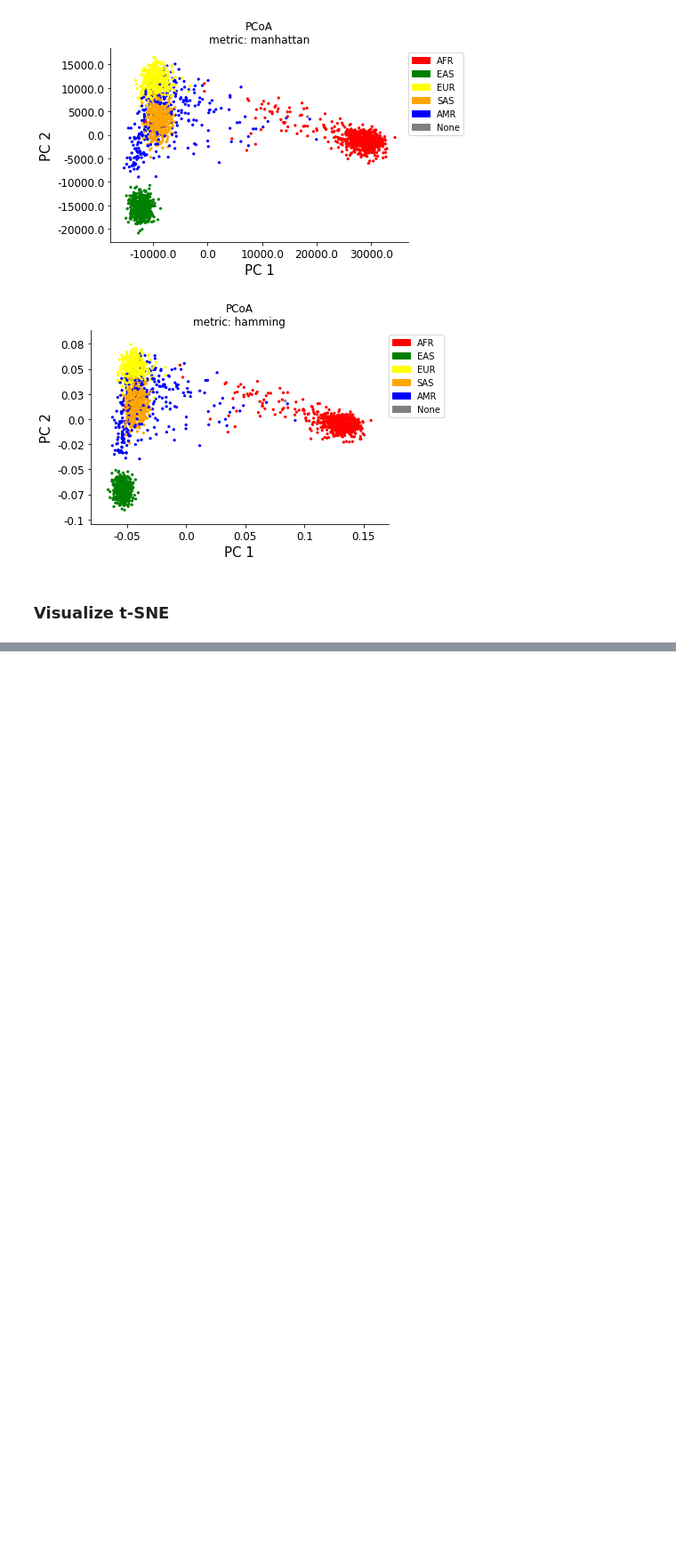
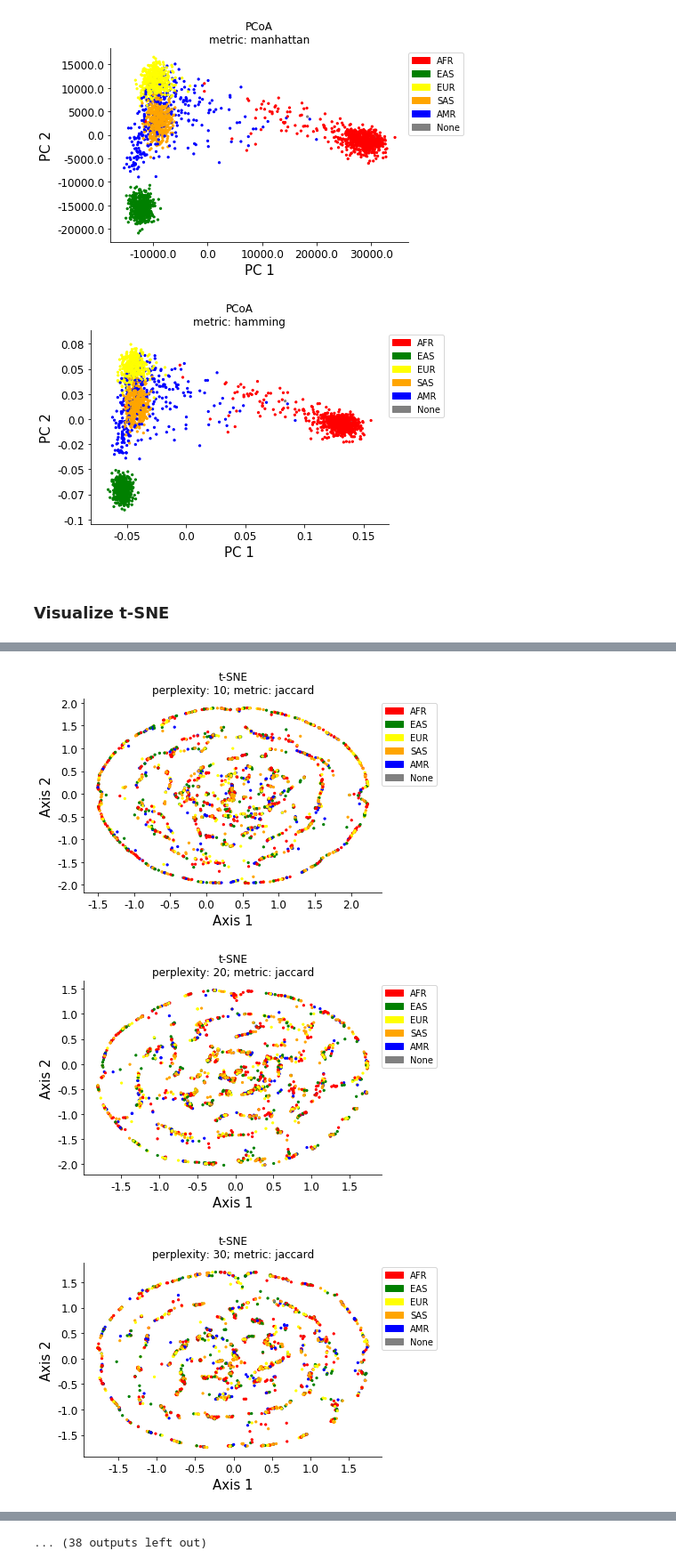
Before and after one commit to anusn/plink-182, a Jupyter notebook: notebooks/02-Run-Dimensionality-Reduction.ipynb, the cells around one changed output, grey strips where cells are left out. Shown at 89% size. Drawn from its saved outputs; the diff is of its cells as text; code cells hidden in the pictures; blank space fills up the shorter version.

Commit message:
Readd some deleted coloring code; alter tSNE order

```diff
--- a/notebooks/02-Run-Dimensionality-Reduction.ipynb
+++ b/notebooks/02-Run-Dimensionality-Reduction.ipynb
@@ -184,7 +184,11 @@ with open("/datasets/cs284s-sp20-public/ps2/ps2_reference_labels.csv", "r") as f
 # As is documented on https://piazza.com/class/k87p6hvsod51q6?cid=20, the original colors for
 # this PSET were somewhat misleading. Here, we ensure that all populations within a superpopulation
 # are colored identically.
-
+# These are *roughly* the same colors as were used for this PSET (i.e. AFR samples are red, EAS samples
+# are green, EUR samples are yellow, SAS samples are orange)
+superpop_to_color = {
+    "AFR": "red", "EAS": "green", "EUR": "yellow", "SAS": "orange", "AMR": "blue", "None": "gray"
+}
 pop_to_superpop = {"None": "None"}
 # Derived from the population-label loading code above
 with open(os.path.join(DATA_PREFIX, "pop_to_superpop.tsv"), "r") as p2sp:
@@ -311,0 +299,7 @@ for hps in method2hpsettings["t-SNE"]:
+# %%
+# Visualize all perplexities for each metric at a time (shows a more natural "progression")
+for metric in metrics_to_test:
+    for hps in method2hpsettings["t-SNE"]:
+        if hps["metric"] == metric:
+            visualize_sample_coords("t-SNE", hps)
+# %% [output]
@@ -311,0 +308,3 @@ for hps in method2hpsettings["t-SNE"]:
+[figure, added]
+[figure, added]
+[figure, added]
@@ -311,0 +318 @@ for hps in method2hpsettings["t-SNE"]:
+... (38 outputs left out)
```
Also changed, not shown: parts of 2 cells of this notebook.
